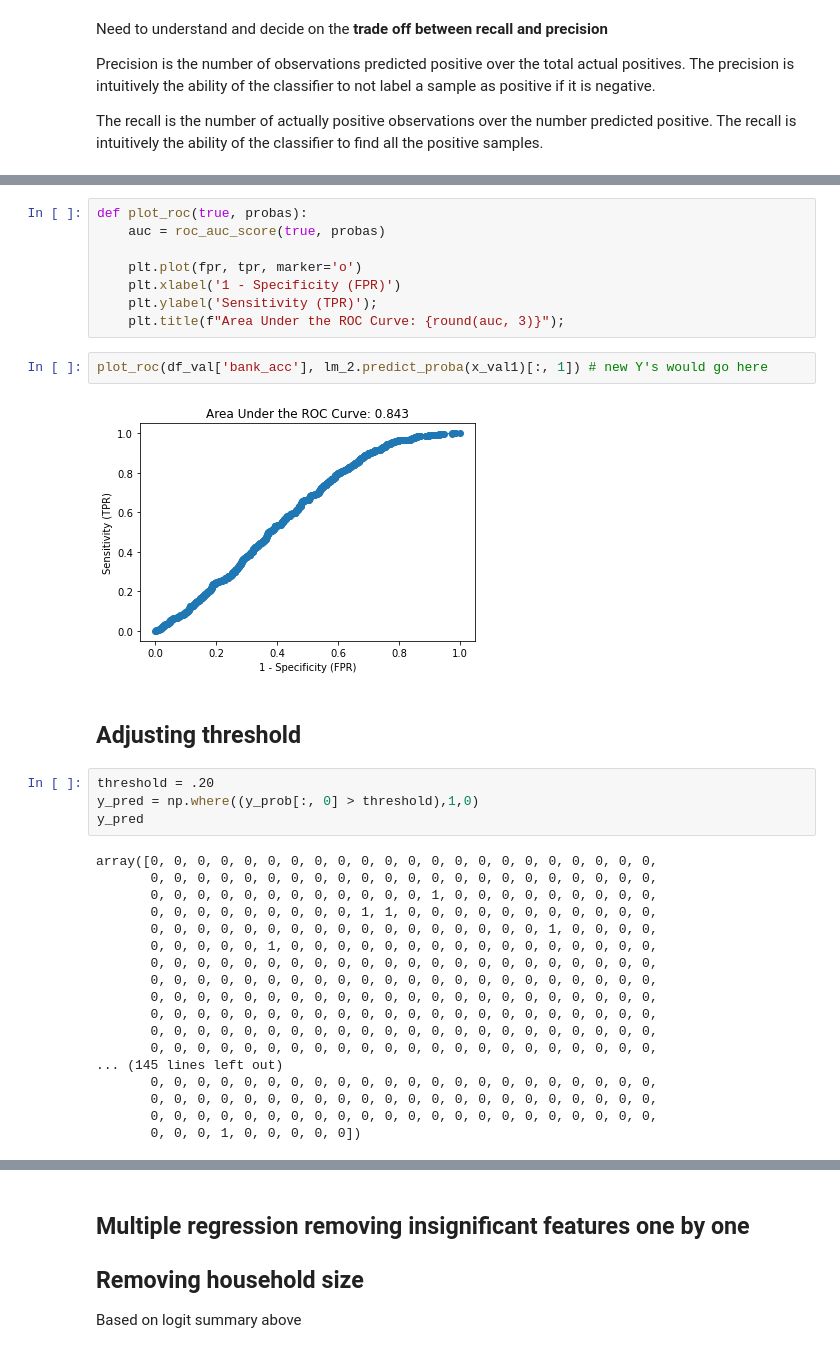
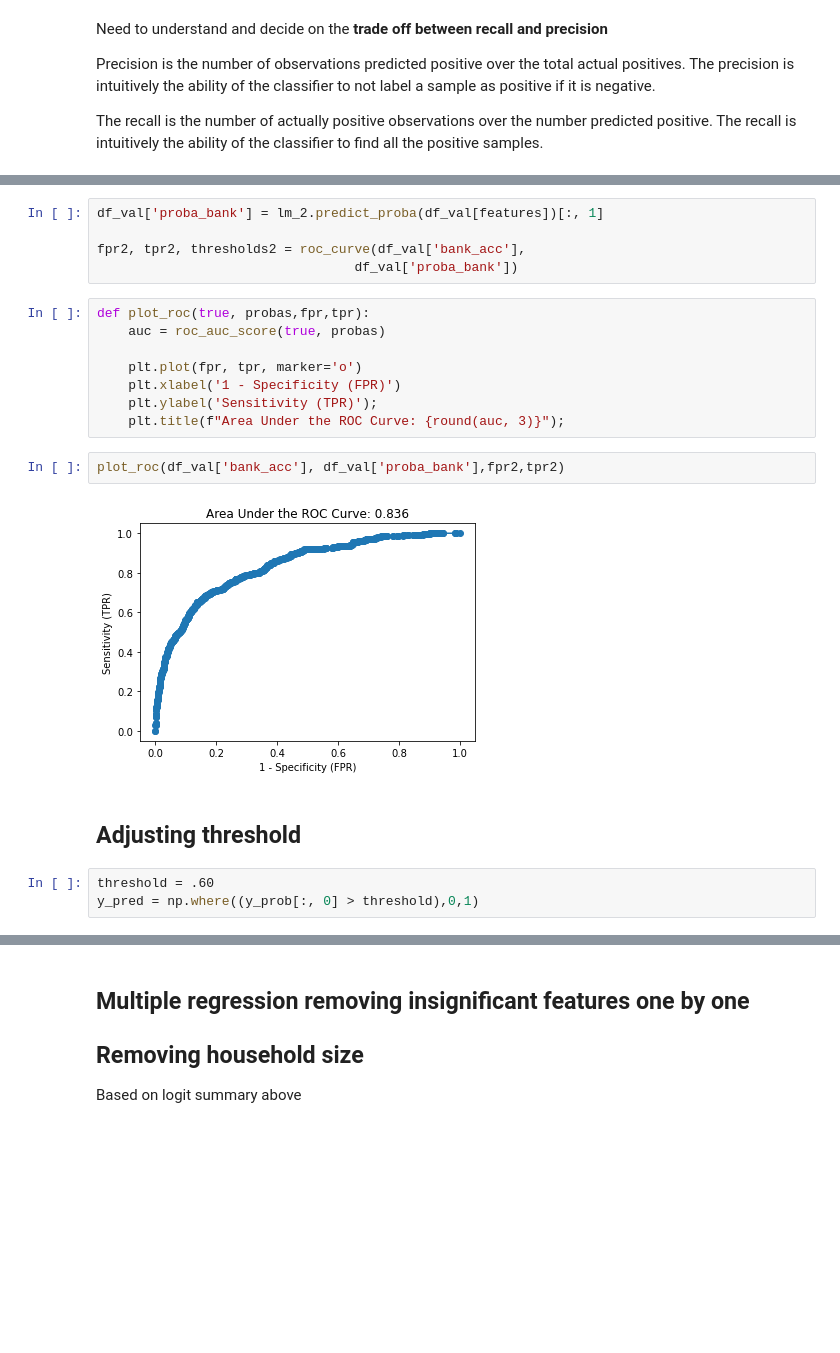
Before and after one commit to tawney-kirkland/03-mcnulty, a Jupyter notebook: data-processing.ipynb, the cells around one changed output, grey strips where cells are left out. Saved outputs shown, nothing was run; the diff lists cells and outputs as text; blank space fills up the shorter version.

```diff
--- a/data-processing.ipynb
+++ b/data-processing.ipynb
@@ -366,39 +345,25 @@ fpr, tpr, thresholds = roc_curve(df_val['bank_acc'],
+# %%
+df_val['proba_bank'] = lm_2.predict_proba(df_val[features])[:, 1]
+
+fpr2, tpr2, thresholds2 = roc_curve(df_val['bank_acc'],
+                                 df_val['proba_bank'])
 # %%
-def plot_roc(true, probas):
+def plot_roc(true, probas,fpr,tpr):
     auc = roc_auc_score(true, probas)
 
     plt.plot(fpr, tpr, marker='o')
     plt.xlabel('1 - Specificity (FPR)')
     plt.ylabel('Sensitivity (TPR)');
     plt.title(f"Area Under the ROC Curve: {round(auc, 3)}");
-# %%
-plot_roc(df_val['bank_acc'], lm_2.predict_proba(x_val1)[:, 1]) # new Y's would go here
-# %% [output]
-[figure, removed]
+# %%
+plot_roc(df_val['bank_acc'], df_val['proba_bank'],fpr2,tpr2)
+# %% [output]
+[figure, added]
 # %% [markdown]
 ## Adjusting threshold
 # %%
-threshold = .20
-y_pred = np.where((y_prob[:, 0] > threshold),1,0)
-y_pred
+threshold = .60
+y_pred = np.where((y_prob[:, 0] > threshold),0,1)
-# %% [output]
-array([0, 0, 0, 0, 0, 0, 0, 0, 0, 0, 0, 0, 0, 0, 0, 0, 0, 0, 0, 0, 0, 0,
-       0, 0, 0, 0, 0, 0, 0, 0, 0, 0, 0, 0, 0, 0, 0, 0, 0, 0, 0, 0, 0, 0,
-       0, 0, 0, 0, 0, 0, 0, 0, 0, 0, 0, 0, 1, 0, 0, 0, 0, 0, 0, 0, 0, 0,
-       0, 0, 0, 0, 0, 0, 0, 0, 0, 1, 1, 0, 0, 0, 0, 0, 0, 0, 0, 0, 0, 0,
-       0, 0, 0, 0, 0, 0, 0, 0, 0, 0, 0, 0, 0, 0, 0, 0, 0, 1, 0, 0, 0, 0,
-       0, 0, 0, 0, 0, 1, 0, 0, 0, 0, 0, 0, 0, 0, 0, 0, 0, 0, 0, 0, 0, 0,
-       0, 0, 0, 0, 0, 0, 0, 0, 0, 0, 0, 0, 0, 0, 0, 0, 0, 0, 0, 0, 0, 0,
-       0, 0, 0, 0, 0, 0, 0, 0, 0, 0, 0, 0, 0, 0, 0, 0, 0, 0, 0, 0, 0, 0,
-       0, 0, 0, 0, 0, 0, 0, 0, 0, 0, 0, 0, 0, 0, 0, 0, 0, 0, 0, 0, 0, 0,
-       0, 0, 0, 0, 0, 0, 0, 0, 0, 0, 0, 0, 0, 0, 0, 0, 0, 0, 0, 0, 0, 0,
-       0, 0, 0, 0, 0, 0, 0, 0, 0, 0, 0, 0, 0, 0, 0, 0, 0, 0, 0, 0, 0, 0,
-       0, 0, 0, 0, 0, 0, 0, 0, 0, 0, 0, 0, 0, 0, 0, 0, 0, 0, 0, 0, 0, 0,
-... (145 lines left out)
-       0, 0, 0, 0, 0, 0, 0, 0, 0, 0, 0, 0, 0, 0, 0, 0, 0, 0, 0, 0, 0, 0,
-       0, 0, 0, 0, 0, 0, 0, 0, 0, 0, 0, 0, 0, 0, 0, 0, 0, 0, 0, 0, 0, 0,
-       0, 0, 0, 0, 0, 0, 0, 0, 0, 0, 0, 0, 0, 0, 0, 0, 0, 0, 0, 0, 0, 0,
-       0, 0, 0, 1, 0, 0, 0, 0, 0])
 # %%
 confusion_matrix(df_val['bank_acc'],
                  y_pred)
```
Also changed, not shown: parts of 122 cells of this notebook, 1 other file.
